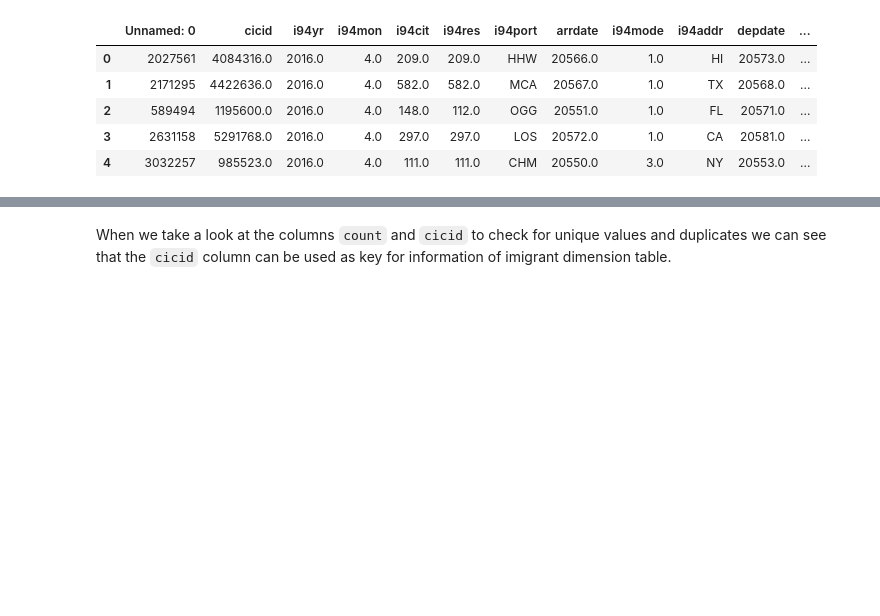
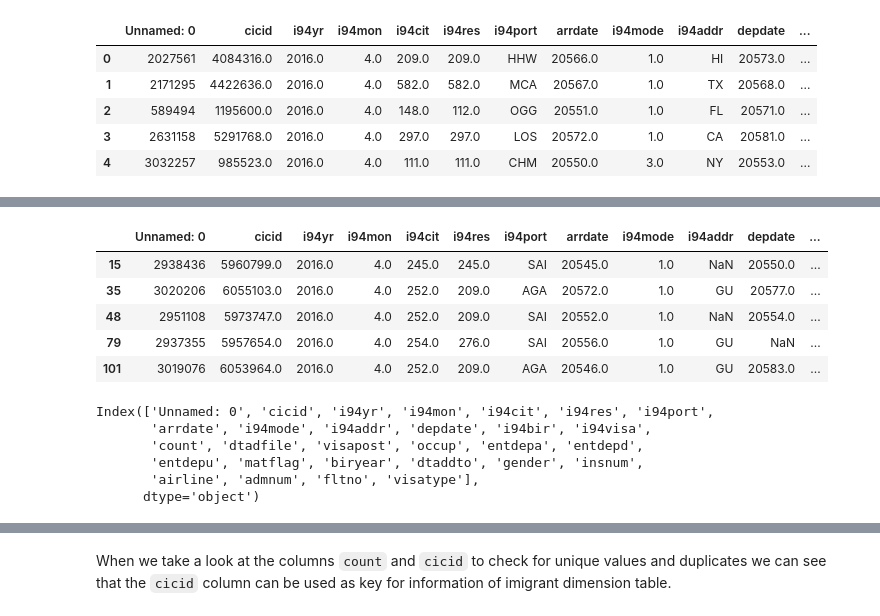
Before and after one commit to Nogfel/Data-Engineering-Nanodegree, a Jupyter notebook: Udacity_final_project/data_exploration.ipynb, the cells around one changed output, grey strips where cells are left out. Drawn from its saved outputs; the diff is of its cells as text; code cells hidden in the pictures; blank space fills up the shorter version.

```diff
--- a/Udacity_final_project/data_exploration.ipynb
+++ b/Udacity_final_project/data_exploration.ipynb
@@ -53,0 +74,18 @@ df_i.head()
+# %%
+df_i[~df_i['insnum'].isnull()].head(5)
+# %% [output]
+|  | Unnamed: 0 | cicid | i94yr | i94mon | i94cit | i94res | i94port | arrdate | i94mode | i94addr | depdate | ... |
+| 15 | 2938436 | 5960799.0 | 2016.0 | 4.0 | 245.0 | 245.0 | SAI | 20545.0 | 1.0 | NaN | 20550.0 | ... |
+| 35 | 3020206 | 6055103.0 | 2016.0 | 4.0 | 252.0 | 209.0 | AGA | 20572.0 | 1.0 | GU | 20577.0 | ... |
+| 48 | 2951108 | 5973747.0 | 2016.0 | 4.0 | 252.0 | 209.0 | SAI | 20552.0 | 1.0 | NaN | 20554.0 | ... |
+| 79 | 2937355 | 5957654.0 | 2016.0 | 4.0 | 254.0 | 276.0 | SAI | 20556.0 | 1.0 | GU | NaN | ... |
+| 101 | 3019076 | 6053964.0 | 2016.0 | 4.0 | 252.0 | 209.0 | AGA | 20546.0 | 1.0 | GU | 20583.0 | ... |
+# %%
+df_i.columns
+# %% [output]
+Index(['Unnamed: 0', 'cicid', 'i94yr', 'i94mon', 'i94cit', 'i94res', 'i94port',
+       'arrdate', 'i94mode', 'i94addr', 'depdate', 'i94bir', 'i94visa',
+       'count', 'dtadfile', 'visapost', 'occup', 'entdepa', 'entdepd',
+       'entdepu', 'matflag', 'biryear', 'dtaddto', 'gender', 'insnum',
+       'airline', 'admnum', 'fltno', 'visatype'],
+      dtype='object')
```
Also changed, not shown: parts of 17 cells of this notebook, 6 other files.
